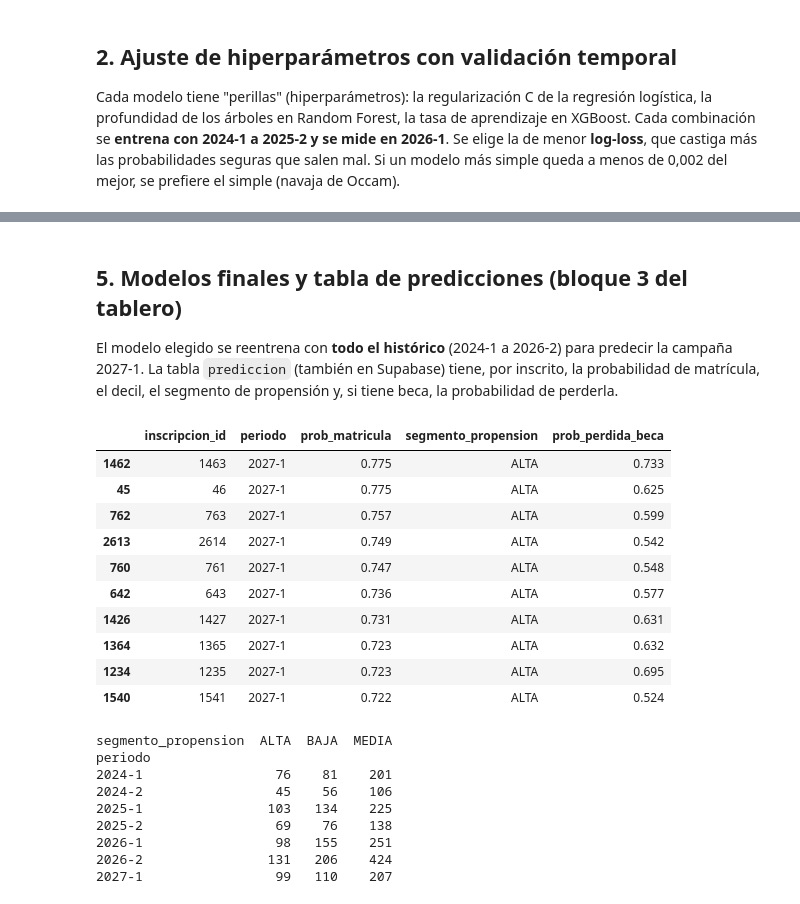
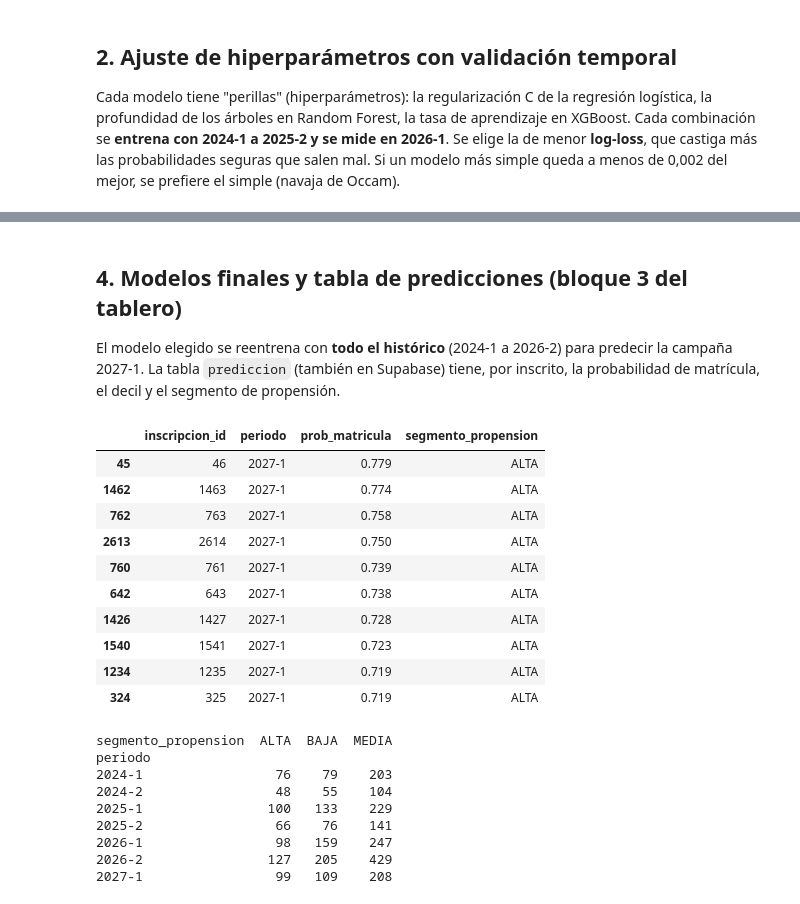
Before and after one commit to xyosho/Proyecto-Homologacion-ML, a Jupyter notebook: sprint3_modelado_local.ipynb, the cells around one changed output, grey strips where cells are left out. Cells and saved outputs as stored; diff of their text form; code cells hidden in the pictures.

```diff
--- a/sprint3_modelado_local.ipynb
+++ b/sprint3_modelado_local.ipynb
@@ -41,11 +38,12 @@ import caracteristicas as ca
 import flujo
 import modelado as mo
 
-# Lee las tablas planas por la API de Supabase (solo lectura) y construye las columnas del Sprint 2
+# Lee las tablas planas por la API de Supabase (solo lectura): dataset_matricula y la rúbrica de la entrevista
+# (dataset_entrevista). Después construye las columnas del Sprint 2.
 f = flujo.cargar_y_construir("supabase" if EN_COLAB else "auto")
-d, p, ref, cfg = f["inscritos"], f["permanencia"], f["referencias"], ca.configuracion()
+d, ref, cfg = f["inscritos"], f["referencias"], ca.configuracion()
 print("Origen de los datos:", f["origen"])
-print(f"Inscritos: {len(d):,} · matriculados con el primer semestre cerrado: {len(p):,}")
+print(f"Inscritos: {len(d):,} · con entrevista: {int(d['entrevista_realizada'].sum()):,}")
 print(d["particion"].value_counts().to_string())
 # %% [output]
 Origen de los datos: Supabase (API de solo lectura)
@@ -64,9 +62,8 @@ del Saber 11, y `semestre_2`, el ingreso a mitad de año.
 # %%
-V, Vb = mo.VARIABLES_MATRICULA, mo.VARIABLES_BECA
+V = mo.VARIABLES_MATRICULA
 display(pd.DataFrame([(tipo, ", ".join(cols)) for tipo, cols in V.items()], columns=["tipo", "variables (matrícula)"]))
-display(pd.DataFrame([(tipo, ", ".join(cols)) for tipo, cols in Vb.items()], columns=["tipo", "variables (pérdida de beca)"]))
-y = lambda x, col="matriculado": x[col].astype(int)
-X = lambda x, v=V: mo.preparar_X(x, ref, v)
+y = lambda x: x["matriculado"].astype(int)
+X = lambda x: mo.preparar_X(x, ref, V)
 e, v, t = (flujo.conjunto(d, c) for c in ["ENTRENAMIENTO", "VALIDACION", "PRUEBA"])
 ev = flujo.conjunto(d, "ENTRENAMIENTO", "VALIDACION")
 print(f"Entrenamiento {len(e)} · validación {len(v)} · prueba {len(t)} inscritos")
@@ -125,19 +120,20 @@ usó para elegir nada.
 - **AUC:** probabilidad de que el modelo ponga a un matriculado por encima de un no matriculado; 0,5 es azar.
 - **Brier:** error cuadrático de la probabilidad; más bajo es mejor.
 # %%
-m_base = cfg["caracteristicas"]["peso_previo_modelo_base"]
+semilla = cfg["modelado"]["semilla"]
 probs = {"Clase mayoritaria": mo.ClaseMayoritaria().fit(ev, ev["matriculado"]).predict_proba(t)[:, 1],
-         "Modelo base (Sprint 2)": mo.ModeloBase(m=m_base).fit(ev, ev["matriculado"]).predict_proba(t)[:, 1]}
-NOMBRES = {"logistica": "Regresión logística", "random_forest": "Random Forest", "xgboost": "XGBoost"}
+         "Regresión logística (Sprint 2)": mo.construir_pipeline("logistica", cfg["modelado"]["sprint2_logistica"], V, semilla)
+                                             .fit(X(ev), y(ev)).predict_proba(X(t))[:, 1]}
+NOMBRES = {"logistica": "Regresión logística ajustada", "random_forest": "Random Forest", "xgboost": "XGBoost"}
 for tipo in COMPLEJIDAD:
-    modelo = mo.construir_pipeline(tipo, mejores[tipo]["parametros"], V, cfg["modelado"]["semilla"]).fit(X(ev), y(ev))
+    modelo = mo.construir_pipeline(tipo, mejores[tipo]["parametros"], V, semilla).fit(X(ev), y(ev))
     probs[NOMBRES[tipo]] = modelo.predict_proba(X(t))[:, 1]
 res = {n: mo.metricas(y(t), q) for n, q in probs.items()}
 comparacion = mo.tabla_metricas(res)
 display(comparacion[["n", "error_pct", "auc_roc", "auc_pr", "brier"]])
-b, m = res["Modelo base (Sprint 2)"], res[NOMBRES[elegido]]
-print(f"\nEl cálculo sencillo de la Semana 2 tenía un error del {b['error_pct']:.1f}%, mientras que el modelo de la Semana 3 "
-      f"({NOMBRES[elegido]}) tiene un error del {m['error_pct']:.1f}% en los inscritos de 2026-2.")
+b, m = res["Regresión logística (Sprint 2)"], res[NOMBRES[elegido]]
+dif = mo.diferencia_error(y(t), probs["Regresión logística (Sprint 2)"], probs[NOMBRES[elegido]])
+print("\n" + mo.frase_docente(b["error_pct"], m["error_pct"], NOMBRES[elegido], dif, len(t)))
 from sklearn.metrics import roc_auc_score
 ic = mo.intervalo_bootstrap(y(t), probs[NOMBRES[elegido]], lambda a, q, u: roc_auc_score(a, q))
 print(f"AUC del modelo elegido: {m['auc_roc']:.3f} (IC 95% por bootstrap: {ic[0]:.3f} a {ic[1]:.3f})")
@@ -229,39 +181,37 @@ mirar la prueba.
 # %% [markdown]
-## 5. Modelos finales y tabla de predicciones (bloque 3 del tablero)
+## 4. Modelos finales y tabla de predicciones (bloque 3 del tablero)
 El modelo elegido se reentrena con **todo el histórico** (2024-1 a 2026-2) para predecir la campaña 2027-1. La tabla
-`prediccion` (también en Supabase) tiene, por inscrito, la probabilidad de matrícula, el decil, el segmento de
-propensión y, si tiene beca, la probabilidad de perderla.
+`prediccion` (también en Supabase) tiene, por inscrito, la probabilidad de matrícula, el decil y el segmento de
+propensión.
 # %%
 hist = flujo.conjunto(d, "ENTRENAMIENTO", "VALIDACION", "PRUEBA")
-final = mo.construir_pipeline(elegido, mejores[elegido]["parametros"], V, cfg["modelado"]["semilla"]).fit(X(hist), y(hist))
-final_b = mo.construir_pipeline(elegido_b, mejores_b[elegido_b]["parametros"], Vb, cfg["modelado"]["semilla"]).fit(X(bec, Vb), yb(bec))
-pm, pb = final.predict_proba(X(d))[:, 1].round(4), final_b.predict_proba(X(d, Vb))[:, 1]
+final = mo.construir_pipeline(elegido, mejores[elegido]["parametros"], V, semilla).fit(X(hist), y(hist))
+pm = final.predict_proba(X(d))[:, 1].round(4)
 s = cfg["modelado"]["segmentos_propension"]
 prediccion = pd.DataFrame({"inscripcion_id": d["inscripcion_id"], "periodo": d["periodo"], "prob_matricula": pm,
-                           "segmento_propension": np.select([pm >= s["ALTA"], pm < s["BAJA"]], ["ALTA", "BAJA"], "MEDIA"),
-                           "prob_perdida_beca": np.where(d["beca"] != "NINGUNA", pb.round(4), np.nan)})
+                           "segmento_propension": np.select([pm >= s["ALTA"], pm < s["BAJA"]], ["ALTA", "BAJA"], "MEDIA")})
 display(prediccion[prediccion["periodo"] == "2027-1"].sort_values("prob_matricula", ascending=False).head(10))
 print(prediccion.groupby("periodo")["segmento_propension"].value_counts().unstack().fillna(0).astype(int))
 # %% [output]
-|  | inscripcion_id | periodo | prob_matricula | segmento_propension | prob_perdida_beca |
-| 1462 | 1463 | 2027-1 | 0.775 | ALTA | 0.733 |
-| 45 | 46 | 2027-1 | 0.775 | ALTA | 0.625 |
-| 762 | 763 | 2027-1 | 0.757 | ALTA | 0.599 |
-| 2613 | 2614 | 2027-1 | 0.749 | ALTA | 0.542 |
-| 760 | 761 | 2027-1 | 0.747 | ALTA | 0.548 |
-| 642 | 643 | 2027-1 | 0.736 | ALTA | 0.577 |
-| 1426 | 1427 | 2027-1 | 0.731 | ALTA | 0.631 |
-| 1364 | 1365 | 2027-1 | 0.723 | ALTA | 0.632 |
-| 1234 | 1235 | 2027-1 | 0.723 | ALTA | 0.695 |
-| 1540 | 1541 | 2027-1 | 0.722 | ALTA | 0.524 |
+|  | inscripcion_id | periodo | prob_matricula | segmento_propension |
+| 45 | 46 | 2027-1 | 0.779 | ALTA |
+| 1462 | 1463 | 2027-1 | 0.774 | ALTA |
+| 762 | 763 | 2027-1 | 0.758 | ALTA |
+| 2613 | 2614 | 2027-1 | 0.750 | ALTA |
+| 760 | 761 | 2027-1 | 0.739 | ALTA |
+| 642 | 643 | 2027-1 | 0.738 | ALTA |
+| 1426 | 1427 | 2027-1 | 0.728 | ALTA |
+| 1540 | 1541 | 2027-1 | 0.723 | ALTA |
+| 1234 | 1235 | 2027-1 | 0.719 | ALTA |
+| 324 | 325 | 2027-1 | 0.719 | ALTA |
 segmento_propension  ALTA  BAJA  MEDIA
 periodo
-2024-1                 76    81    201
-2024-2                 45    56    106
-2025-1                103   134    225
-2025-2                 69    76    138
-2026-1                 98   155    251
-2026-2                131   206    424
-2027-1                 99   110    207
+2024-1                 76    79    203
+2024-2                 48    55    104
+2025-1                100   133    229
+2025-2                 66    76    141
+2026-1                 98   159    247
+2026-2                127   205    429
+2027-1                 99   109    208
 # %% [markdown]
 ## Conclusiones del Sprint 3
```
Also changed, not shown: parts of 14 cells of this notebook, 29 other files.
